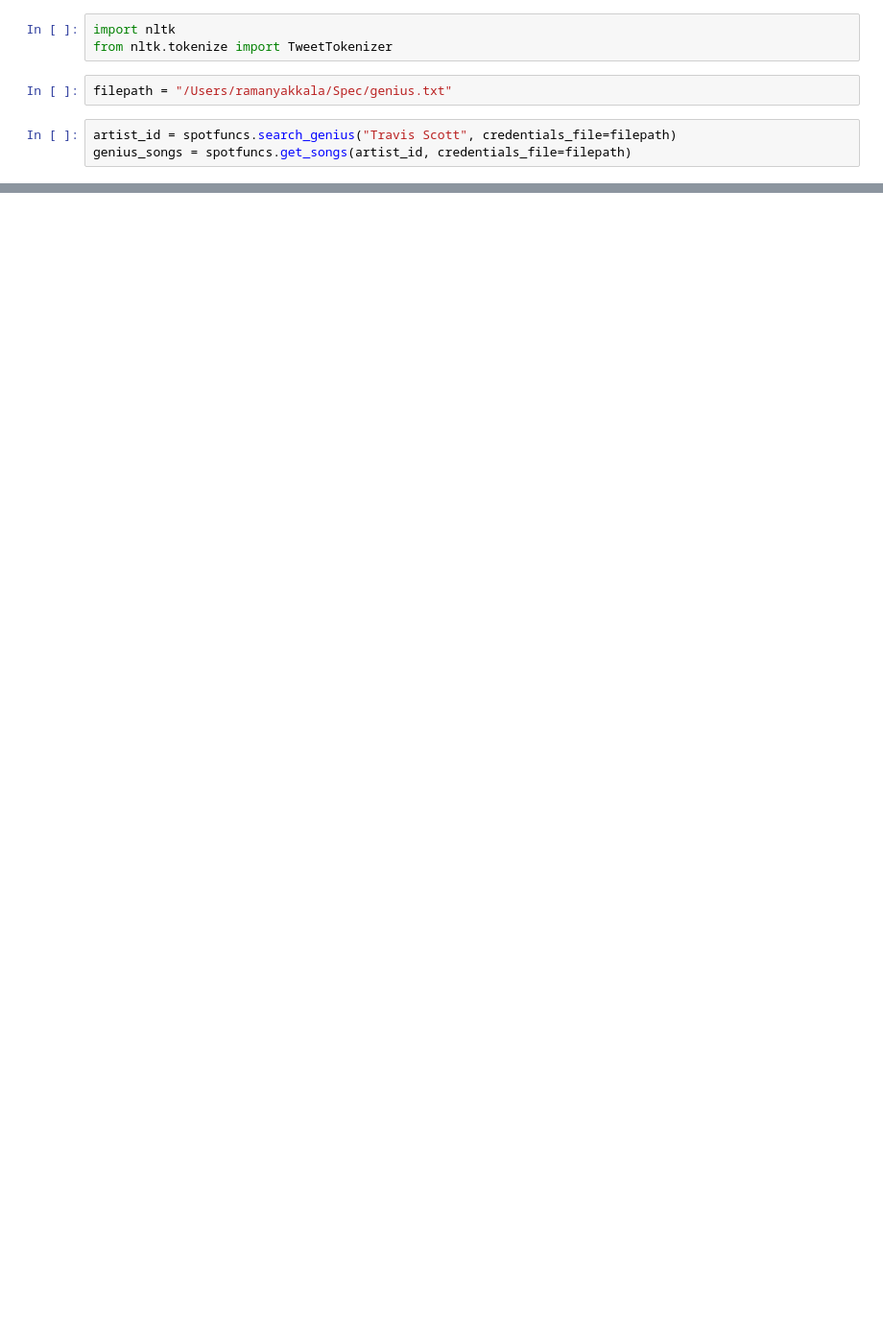
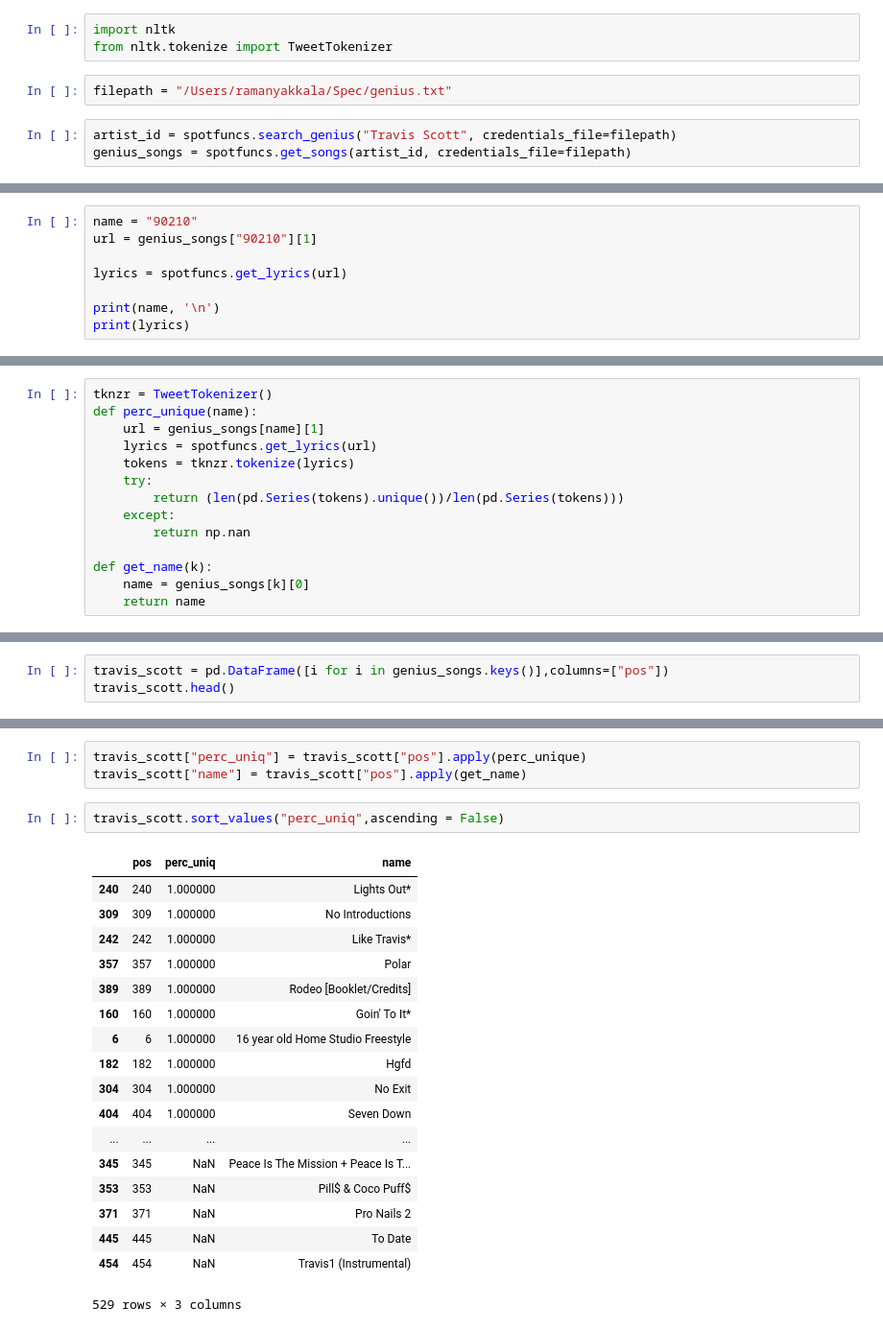
Before and after one commit to builtbyspec/spotify, a Jupyter notebook: Genius_API.ipynb, the cells around one changed output, grey strips where cells are left out. Shown: that part at 96% size. Saved outputs shown, nothing was run; the diff lists cells and outputs as text; blank space fills up the shorter version.

Commit message:
changed spotfuncs to return genius songs as dict/ travis scott unique/ need to work on getting faster requests

```diff
--- a/Genius_API.ipynb
+++ b/Genius_API.ipynb
@@ -77,0 +41,8 @@ NameError: name 'FreqDist' is not defined
+# %%
+name = "90210"
+url = genius_songs["90210"][1]
+
+lyrics = spotfuncs.get_lyrics(url)
+
+print(name, '\n')
+print(lyrics)
@@ -77,0 +53,14 @@ NameError: name 'FreqDist' is not defined
+# %%
+tknzr = TweetTokenizer()
+def perc_unique(name):
+    url = genius_songs[name][1]
+    lyrics = spotfuncs.get_lyrics(url)
+    tokens = tknzr.tokenize(lyrics)
+    try:
+        return (len(pd.Series(tokens).unique())/len(pd.Series(tokens)))
+    except:
+        return np.nan
+
+def get_name(k):
+    name = genius_songs[k][0]
+    return name
@@ -77,0 +71,3 @@ NameError: name 'FreqDist' is not defined
+# %%
+travis_scott = pd.DataFrame([i for i in genius_songs.keys()],columns=["pos"])
+travis_scott.head()
@@ -77,0 +81,24 @@ NameError: name 'FreqDist' is not defined
+# %%
+travis_scott["perc_uniq"] = travis_scott["pos"].apply(perc_unique)
+travis_scott["name"] = travis_scott["pos"].apply(get_name)
+# %%
+travis_scott.sort_values("perc_uniq",ascending = False)
+# %% [output]
+|  | pos | perc_uniq | name |
+| 240 | 240 | 1.000000 | Lights Out* |
+| 309 | 309 | 1.000000 | No Introductions |
+| 242 | 242 | 1.000000 | Like Travis* |
+| 357 | 357 | 1.000000 | Polar |
+| 389 | 389 | 1.000000 | Rodeo [Booklet/Credits] |
+| 160 | 160 | 1.000000 | Goin' To It* |
+| 6 | 6 | 1.000000 | 16 year old Home Studio Freestyle |
+| 182 | 182 | 1.000000 | Hgfd |
+| 304 | 304 | 1.000000 | No Exit |
+| 404 | 404 | 1.000000 | Seven Down |
+| ... | ... | ... | ... |
+| 345 | 345 | NaN | Peace Is The Mission + Peace Is T... |
+| 353 | 353 | NaN | Pill$ & Coco Puff$ |
+| 371 | 371 | NaN | Pro Nails 2 |
+| 445 | 445 | NaN | To Date |
+| 454 | 454 | NaN | Travis1 (Instrumental) |
+529 rows × 3 columns
```
Also changed, not shown: parts of 12 cells of this notebook, 1 other file.
